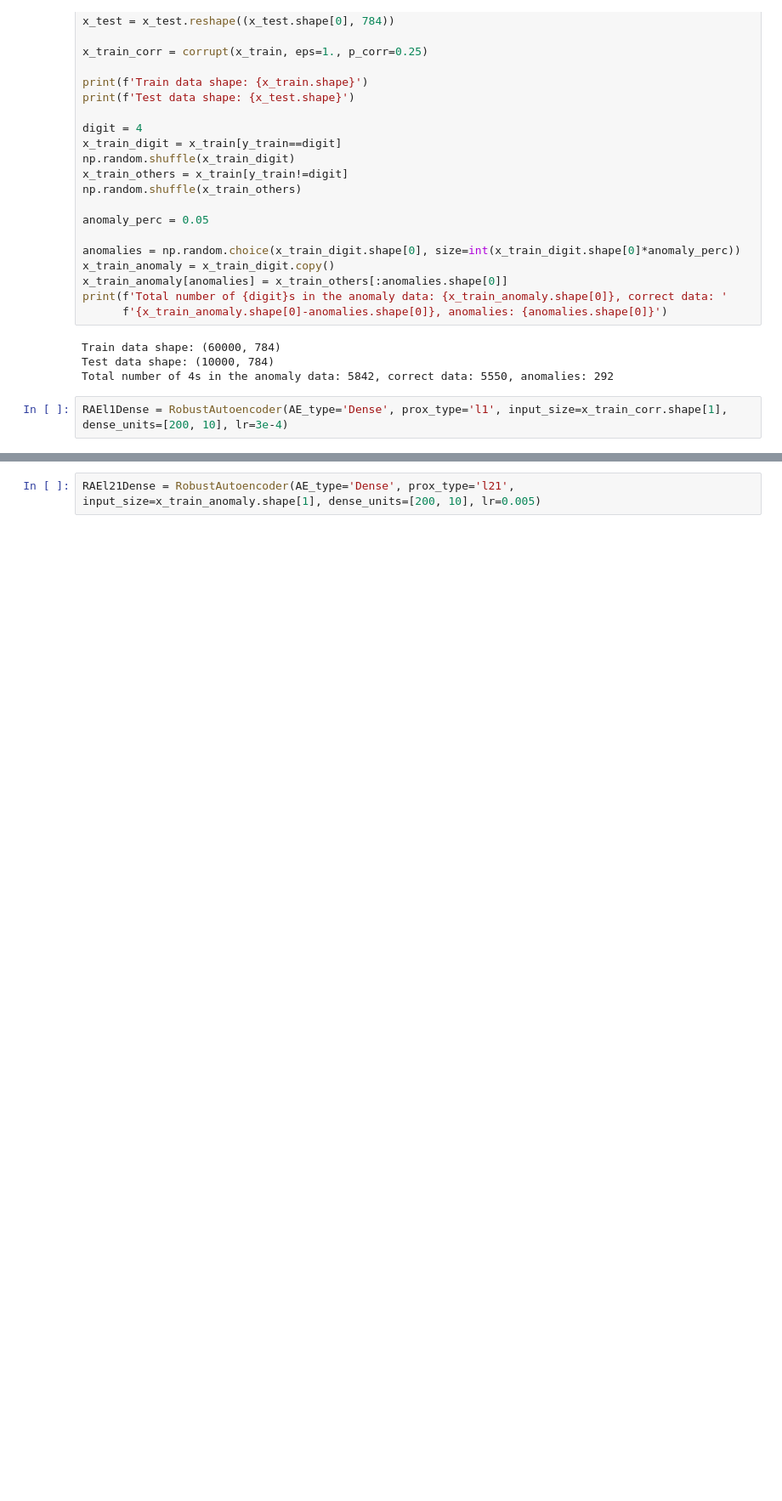
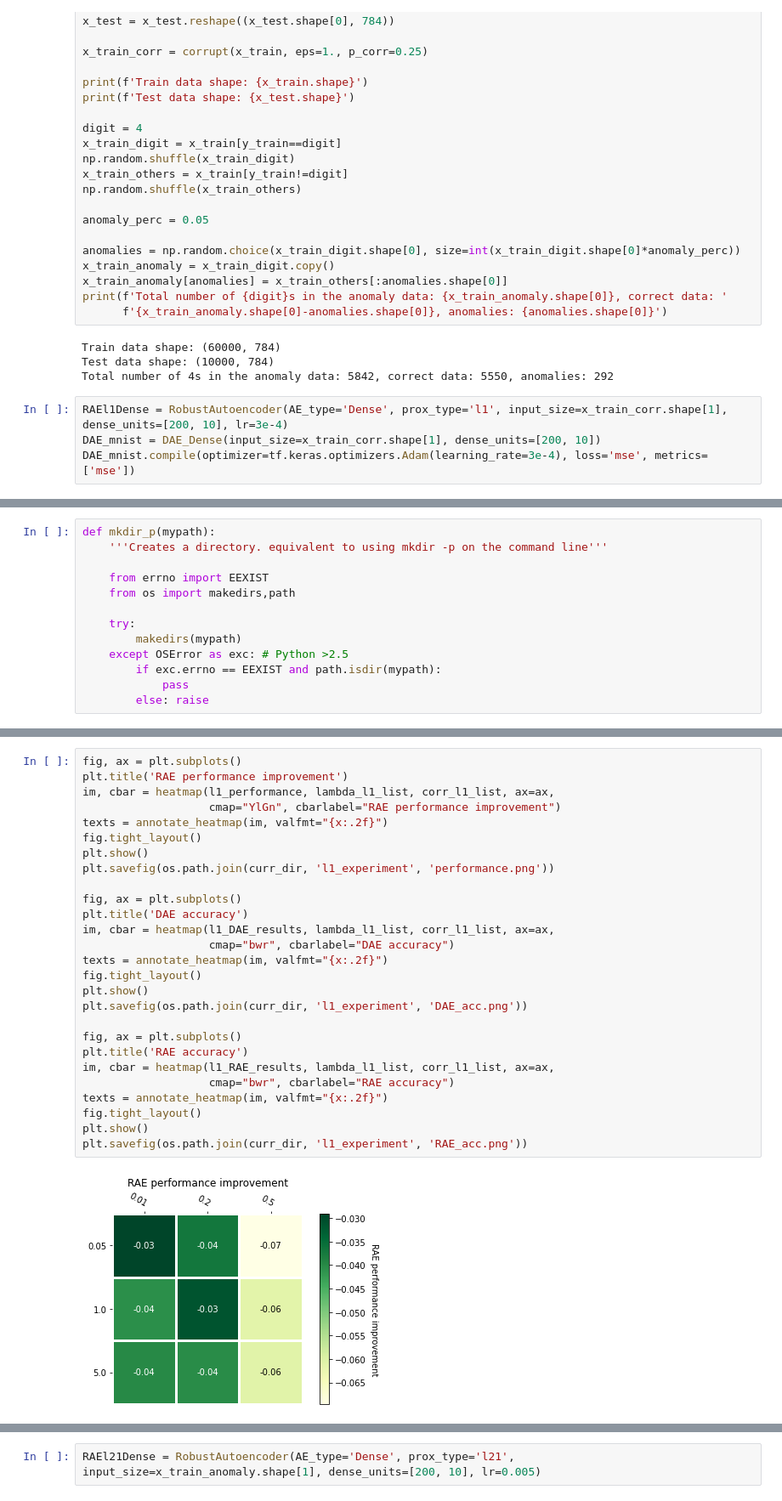
Before and after one commit to AlexThirty/SaMLMfTSA, a Jupyter notebook: RDAE.ipynb, the cells around one changed output, grey strips where cells are left out. Shown at 85% size. Cells and saved outputs as stored; diff of their text form; blank space fills up the shorter version.

```diff
--- a/RDAE.ipynb
+++ b/RDAE.ipynb
@@ -289,4 +294,6 @@ Test data shape: (10000, 784)
 Total number of 4s in the anomaly data: 5842, correct data: 5550, anomalies: 292
 # %%
 RAEl1Dense = RobustAutoencoder(AE_type='Dense', prox_type='l1', input_size=x_train_corr.shape[1], dense_units=[200, 10], lr=3e-4)
+DAE_mnist = DAE_Dense(input_size=x_train_corr.shape[1], dense_units=[200, 10])
+DAE_mnist.compile(optimizer=tf.keras.optimizers.Adam(learning_rate=3e-4), loss='mse', metrics=['mse'])
 # %%
@@ -317,0 +333,13 @@ plot_ten_images(x_train_corr, LD_l1_MNIST)
+# %%
+def mkdir_p(mypath):
+    '''Creates a directory. equivalent to using mkdir -p on the command line'''
+
+    from errno import EEXIST
+    from os import makedirs,path
+
+    try:
+        makedirs(mypath)
+    except OSError as exc: # Python >2.5
+        if exc.errno == EEXIST and path.isdir(mypath):
+            pass
+        else: raise
@@ -317,0 +411,29 @@ plot_ten_images(x_train_corr, LD_l1_MNIST)
+# %%
+fig, ax = plt.subplots()
+plt.title('RAE performance improvement')
+im, cbar = heatmap(l1_performance, lambda_l1_list, corr_l1_list, ax=ax,
+                   cmap="YlGn", cbarlabel="RAE performance improvement")
+texts = annotate_heatmap(im, valfmt="{x:.2f}")
+fig.tight_layout()
+plt.show()
+plt.savefig(os.path.join(curr_dir, 'l1_experiment', 'performance.png'))
+
+fig, ax = plt.subplots()
+plt.title('DAE accuracy')
+im, cbar = heatmap(l1_DAE_results, lambda_l1_list, corr_l1_list, ax=ax,
+                   cmap="bwr", cbarlabel="DAE accuracy")
+texts = annotate_heatmap(im, valfmt="{x:.2f}")
+fig.tight_layout()
+plt.show()
+plt.savefig(os.path.join(curr_dir, 'l1_experiment', 'DAE_acc.png'))
+
+fig, ax = plt.subplots()
+plt.title('RAE accuracy')
+im, cbar = heatmap(l1_RAE_results, lambda_l1_list, corr_l1_list, ax=ax,
+                   cmap="bwr", cbarlabel="RAE accuracy")
+texts = annotate_heatmap(im, valfmt="{x:.2f}")
+fig.tight_layout()
+plt.show()
+plt.savefig(os.path.join(curr_dir, 'l1_experiment', 'RAE_acc.png'))
+# %% [output]
+[figure, added]
```
Also changed, not shown: parts of 10 cells of this notebook, 34 other files.
